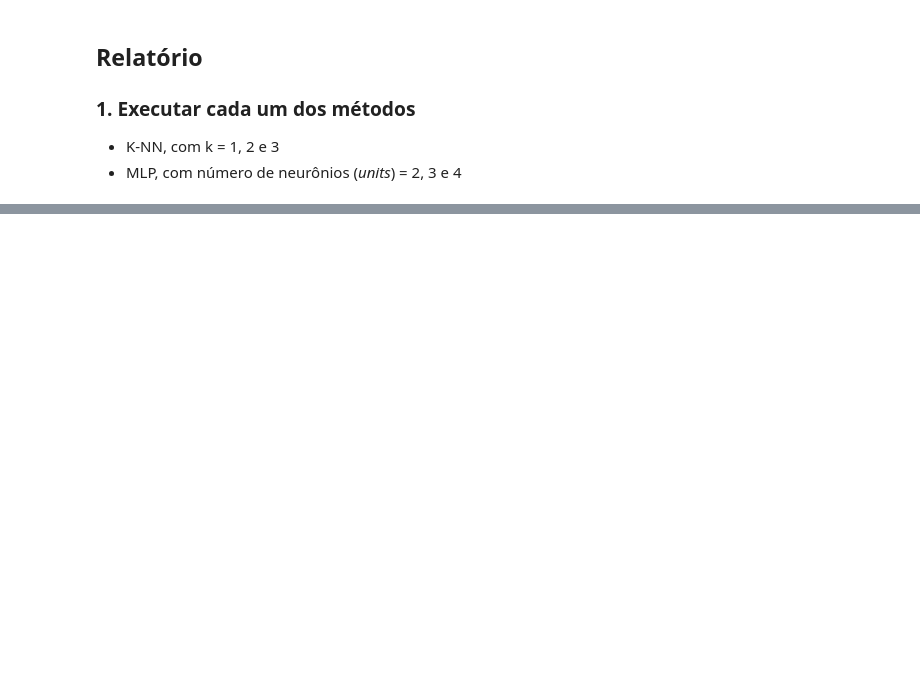
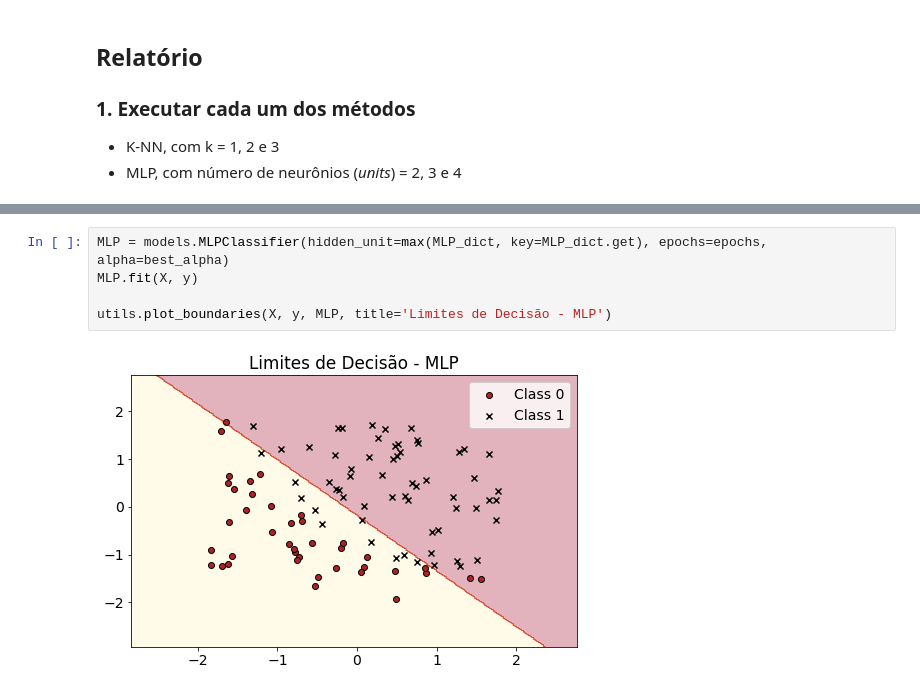
Before and after one commit to barbaraneves/machine-learning-2020-1, a Jupyter notebook: Trabalho 3/trabalho3_barbara.ipynb, the cells around one changed output, grey strips where cells are left out. Drawn from its saved outputs; the diff is of its cells as text; blank space fills up the shorter version.

```diff
--- a/Trabalho 3/trabalho3_barbara.ipynb
+++ b/Trabalho 3/trabalho3_barbara.ipynb
@@ -98,0 +149,7 @@ X_train, X_test, y_train, y_test = train_test_split(X, y, test_size=0.2, random_
+# %%
+MLP = models.MLPClassifier(hidden_unit=max(MLP_dict, key=MLP_dict.get), epochs=epochs, alpha=best_alpha)
+MLP.fit(X, y)
+
+utils.plot_boundaries(X, y, MLP, title='Limites de Decisão - MLP')
+# %% [output]
+[figure, added]
```
Also changed, not shown: parts of 23 cells of this notebook, 2 other files.
